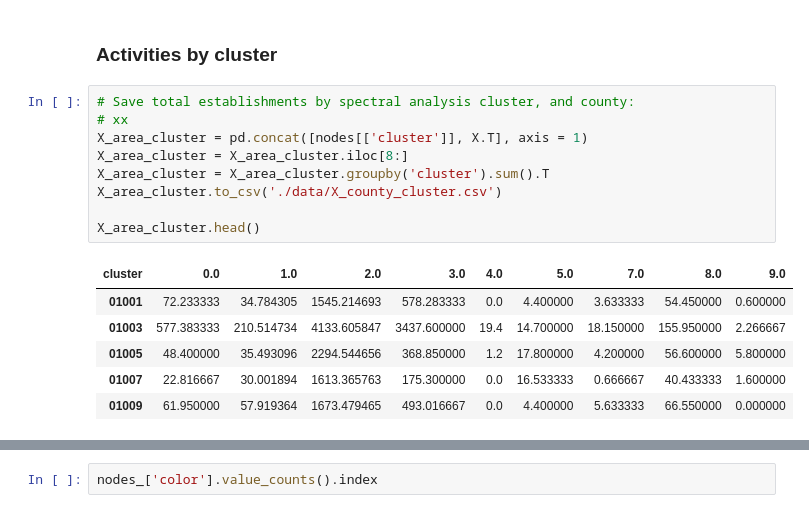
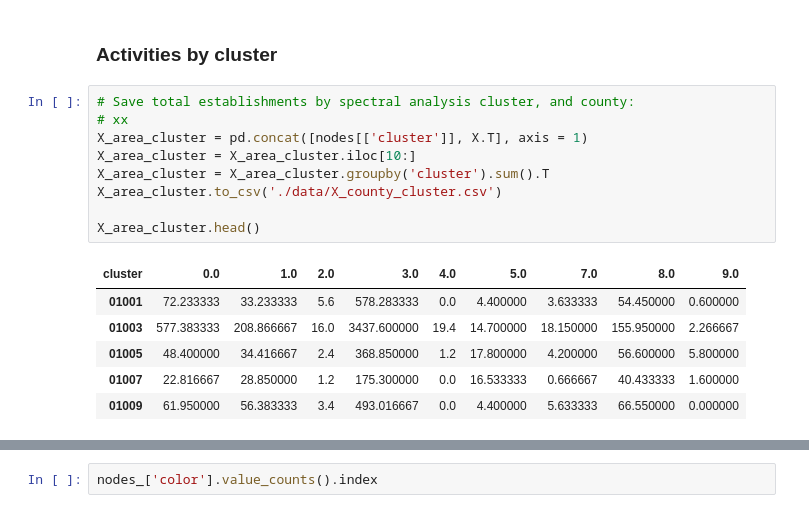
Before and after one commit to matuteiglesias/geo-correlation-structures, a Jupyter notebook: USA industries - Analysis.ipynb, the cells around one changed output, grey strips where cells are left out. Cells and saved outputs as stored; diff of their text form.

```diff
--- a/USA industries - Analysis.ipynb
+++ b/USA industries - Analysis.ipynb
@@ -295,16 +295,16 @@ Name: color, dtype: object
 # %%
 # Save total establishments by spectral analysis cluster, and county:
 # xx
 X_area_cluster = pd.concat([nodes[['cluster']], X.T], axis = 1)
-X_area_cluster = X_area_cluster.iloc[8:]
+X_area_cluster = X_area_cluster.iloc[10:]
 X_area_cluster = X_area_cluster.groupby('cluster').sum().T
 X_area_cluster.to_csv('./data/X_county_cluster.csv')
 
 X_area_cluster.head()
 # %% [output]
 | cluster | 0.0 | 1.0 | 2.0 | 3.0 | 4.0 | 5.0 | 7.0 | 8.0 | 9.0 |
-| 01001 | 72.233333 | 34.784305 | 1545.214693 | 578.283333 | 0.0 | 4.400000 | 3.633333 | 54.450000 | 0.600000 |
-| 01003 | 577.383333 | 210.514734 | 4133.605847 | 3437.600000 | 19.4 | 14.700000 | 18.150000 | 155.950000 | 2.266667 |
-| 01005 | 48.400000 | 35.493096 | 2294.544656 | 368.850000 | 1.2 | 17.800000 | 4.200000 | 56.600000 | 5.800000 |
-| 01007 | 22.816667 | 30.001894 | 1613.365763 | 175.300000 | 0.0 | 16.533333 | 0.666667 | 40.433333 | 1.600000 |
-| 01009 | 61.950000 | 57.919364 | 1673.479465 | 493.016667 | 0.0 | 4.400000 | 5.633333 | 66.550000 | 0.000000 |
+| 01001 | 72.233333 | 33.233333 | 5.6 | 578.283333 | 0.0 | 4.400000 | 3.633333 | 54.450000 | 0.600000 |
+| 01003 | 577.383333 | 208.866667 | 16.0 | 3437.600000 | 19.4 | 14.700000 | 18.150000 | 155.950000 | 2.266667 |
+| 01005 | 48.400000 | 34.416667 | 2.4 | 368.850000 | 1.2 | 17.800000 | 4.200000 | 56.600000 | 5.800000 |
+| 01007 | 22.816667 | 28.850000 | 1.2 | 175.300000 | 0.0 | 16.533333 | 0.666667 | 40.433333 | 1.600000 |
+| 01009 | 61.950000 | 56.383333 | 3.4 | 493.016667 | 0.0 | 4.400000 | 5.633333 | 66.550000 | 0.000000 |
```
Also changed, not shown: parts of 3 cells of this notebook, 7 other files.
